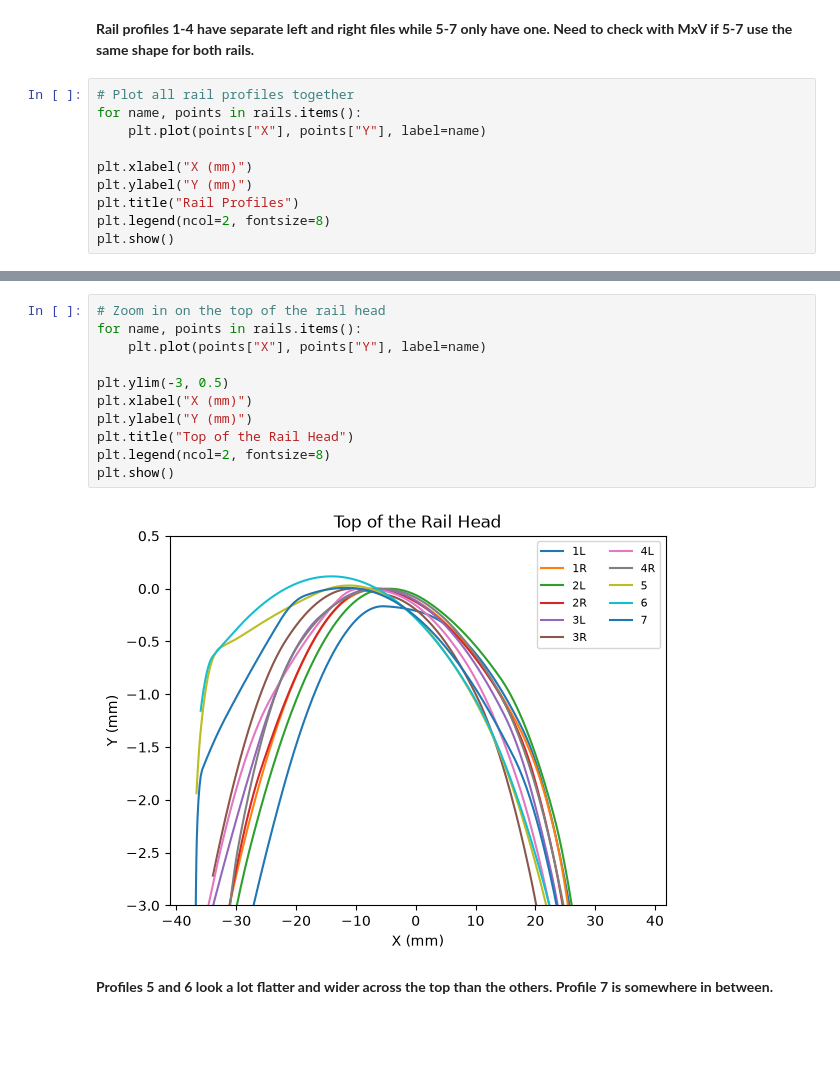
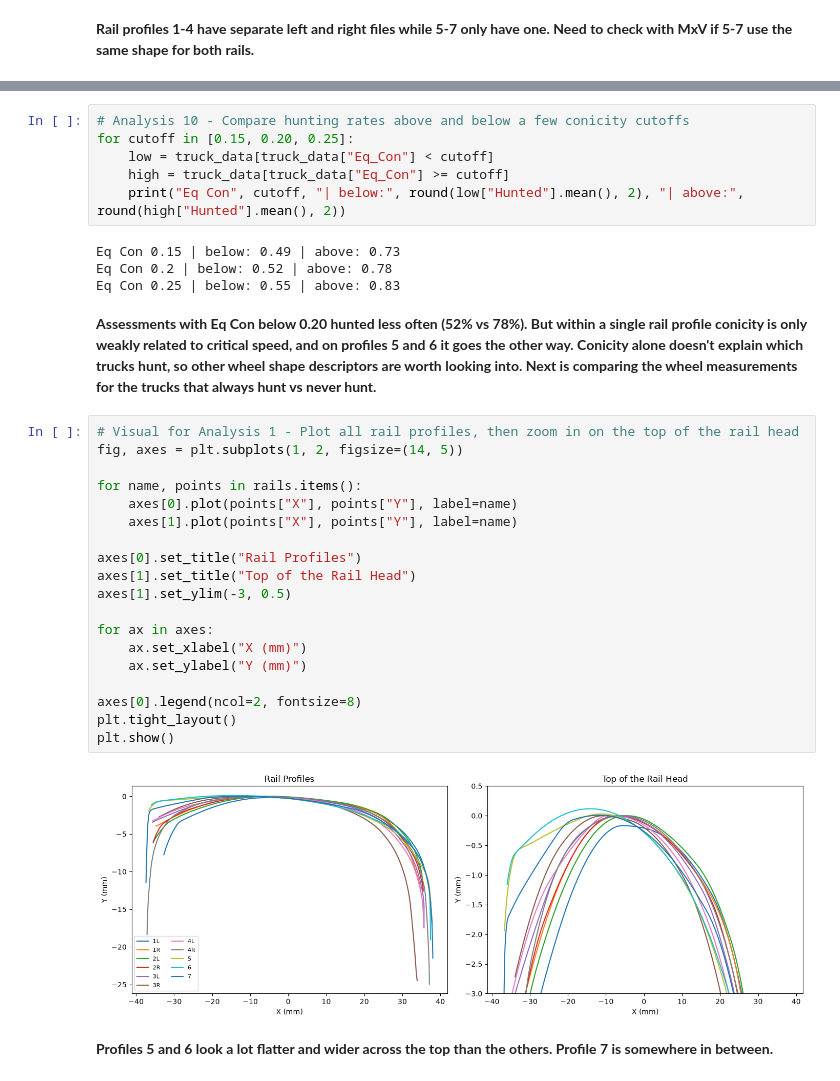
Before and after one commit to smathurc/MxV-Wheel-Profile, a Jupyter notebook: notebooks/03_rail_profiles.ipynb, the cells around one changed output, grey strips where cells are left out. Saved outputs shown, nothing was run; the diff lists cells and outputs as text; blank space fills up the shorter version.

Commit message:
Reorganize rail profile notebook into analysis then visuals
Co-Authored-By: Claude Opus 5.5 <noreply@anthropic.com>

```diff
--- a/notebooks/03_rail_profiles.ipynb
+++ b/notebooks/03_rail_profiles.ipynb
@@ -63,13 +63,3 @@ for name, points in rails.items():
 7 (363, 4)
 # %% [markdown]
 **Rail profiles 1-4 have separate left and right files while 5-7 only have one. Need to check with MxV if 5-7 use the same shape for both rails.**
-# %%
-# Plot all rail profiles together
-for name, points in rails.items():
-    plt.plot(points["X"], points["Y"], label=name)
-
-plt.xlabel("X (mm)")
-plt.ylabel("Y (mm)")
-plt.title("Rail Profiles")
-plt.legend(ncol=2, fontsize=8)
-plt.show()
@@ -78,15 +250,35 @@ plt.show()
+# %%
+# Analysis 10 - Compare hunting rates above and below a few conicity cutoffs
+for cutoff in [0.15, 0.20, 0.25]:
+    low = truck_data[truck_data["Eq_Con"] < cutoff]
+    high = truck_data[truck_data["Eq_Con"] >= cutoff]
+    print("Eq Con", cutoff, "| below:", round(low["Hunted"].mean(), 2), "| above:", round(high["Hunted"].mean(), 2))
+# %% [output]
+Eq Con 0.15 | below: 0.49 | above: 0.73
+Eq Con 0.2 | below: 0.52 | above: 0.78
+Eq Con 0.25 | below: 0.55 | above: 0.83
+# %% [markdown]
+**Assessments with Eq Con below 0.20 hunted less often (52% vs 78%). But within a single rail profile conicity is only weakly related to critical speed, and on profiles 5 and 6 it goes the other way. Conicity alone doesn't explain which trucks hunt, so other wheel shape descriptors are worth looking into. Next is comparing the wheel measurements for the trucks that always hunt vs never hunt.**
 # %%
-# Zoom in on the top of the rail head
+# Visual for Analysis 1 - Plot all rail profiles, then zoom in on the top of the rail head
+fig, axes = plt.subplots(1, 2, figsize=(14, 5))
+
 for name, points in rails.items():
-    plt.plot(points["X"], points["Y"], label=name)
+    axes[0].plot(points["X"], points["Y"], label=name)
+    axes[1].plot(points["X"], points["Y"], label=name)
 
-plt.ylim(-3, 0.5)
-plt.xlabel("X (mm)")
-plt.ylabel("Y (mm)")
-plt.title("Top of the Rail Head")
-plt.legend(ncol=2, fontsize=8)
+axes[0].set_title("Rail Profiles")
+axes[1].set_title("Top of the Rail Head")
+axes[1].set_ylim(-3, 0.5)
+
+for ax in axes:
+    ax.set_xlabel("X (mm)")
+    ax.set_ylabel("Y (mm)")
+
+axes[0].legend(ncol=2, fontsize=8)
+plt.tight_layout()
 plt.show()
 # %% [output]
-[figure, old version]
+[figure, new version]
 # %% [markdown]
 **Profiles 5 and 6 look a lot flatter and wider across the top than the others. Profile 7 is somewhere in between.**
```
Also changed, not shown: parts of 34 cells of this notebook.
